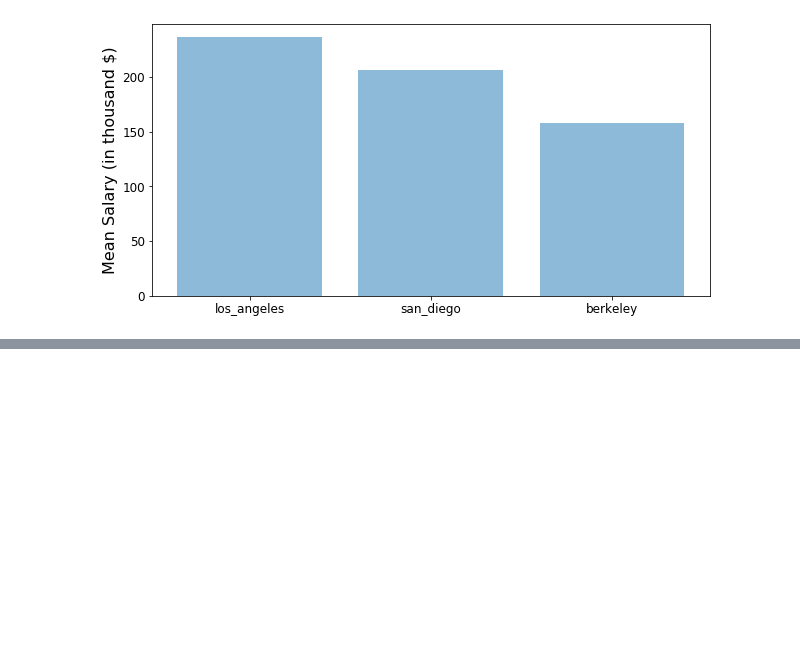
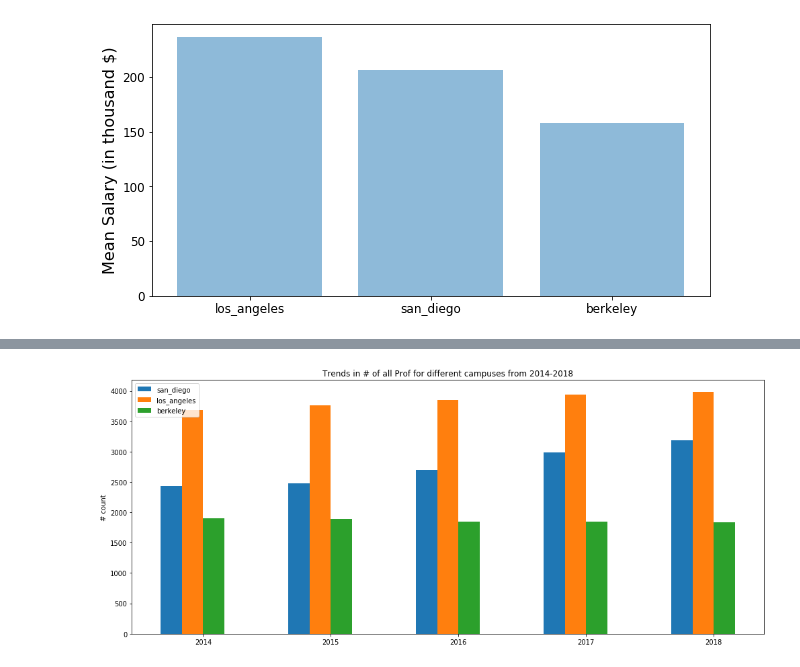
Before and after one commit to guptarohit994/ECE143_group25_project, a Jupyter notebook: statistical_analysis/Graphs.ipynb, the cells around one changed output, grey strips where cells are left out. Saved outputs shown, nothing was run; the diff lists cells and outputs as text; code cells hidden in the pictures; blank space fills up the shorter version.

```diff
--- a/statistical_analysis/Graphs.ipynb
+++ b/statistical_analysis/Graphs.ipynb
@@ -254,0 +273,13 @@ bar.create_mean_salary_barchart(['los_angeles', 'san_diego', 'berkeley'])
+# %%
+prof_dict, assoc_prof_dict, asst_prof_dict = ucop_yearwise_stud_prof.fill_dict_with_all_prof_data()
+# %%
+labels = ['2014', '2015','2016','2017','2018']
+ucop_yearwise_stud_prof.grouped_bar_plot(prof_dict['count'],
+                                        labels,
+                                        (14,6),
+                                        figname='prof_count_trends_3_campuses',
+                                        title='Trends in # of all Prof for different campuses from 2014-2018',
+                                        ylabel='# count',
+                                        save=False)
+# %% [output]
+[figure, added]
```
Also changed, not shown: parts of 5 cells of this notebook, 3 other files.
